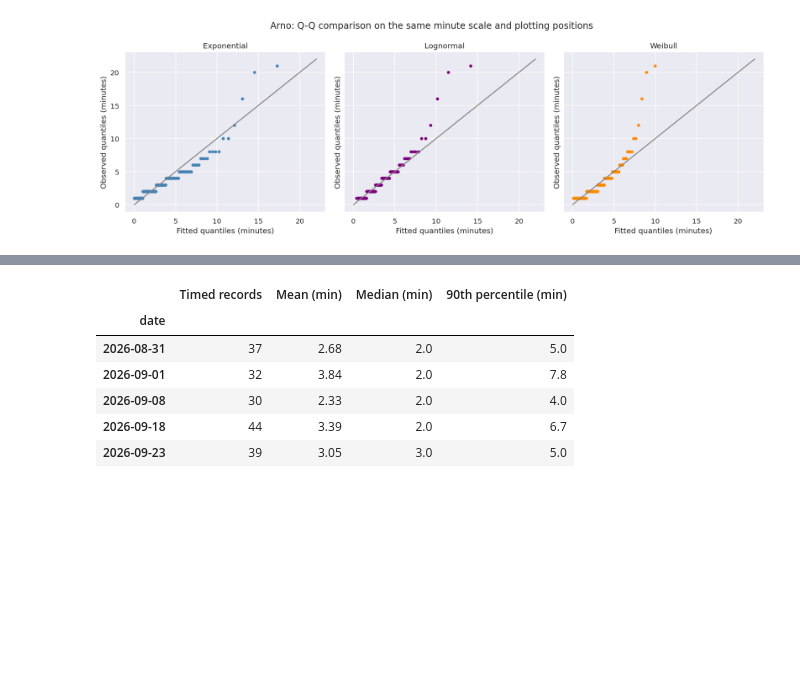
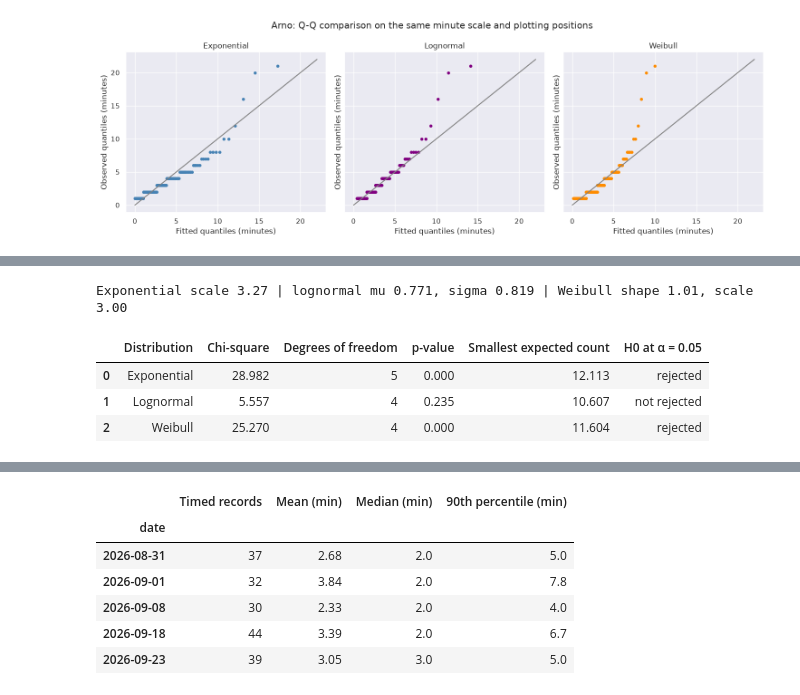
Before and after one commit to Luuuuuig/Bachelor-End-Project, a Jupyter notebook: Arno_Analysis_2026_10_02.ipynb, the cells around one changed output, grey strips where cells are left out. Saved outputs shown, nothing was run; the diff lists cells and outputs as text; code cells hidden in the pictures; blank space fills up the shorter version.

```diff
--- a/Arno_Analysis_2026_10_02.ipynb
+++ b/Arno_Analysis_2026_10_02.ipynb
@@ -568 +587,46 @@ duration_pearson.round(3)
+# %%
+# One plotting point per recorded value, at its upper class boundary
+grouped_values, grouped_counts = np.unique(duration_minutes, return_counts=True)
+grouped_share = np.cumsum(grouped_counts) / duration_n
+grouped_x = (grouped_values + 0.5)[grouped_share < 1]     # the last class has share 1 and cannot be transformed
+grouped_p = grouped_share[grouped_share < 1]
+
+# Exponential, through zero, as in step 3
+grouped_rate = np.sum(grouped_x * -np.log(1 - grouped_p)) / np.sum(grouped_x**2)
+
+# Lognormal, as in step 4
+grouped_z = stats.norm.ppf(grouped_p)
+grouped_log = np.log(grouped_x)
+grouped_sigma = np.sum((grouped_z - grouped_z.mean()) * (grouped_log - grouped_log.mean())) / np.sum((grouped_z - grouped_z.mean())**2)
+grouped_mu = grouped_log.mean() - grouped_sigma * grouped_z.mean()
+
+# Weibull, as in step 5
+grouped_w = np.log(-np.log(1 - grouped_p))
+grouped_shape = np.sum((grouped_log - grouped_log.mean()) * (grouped_w - grouped_w.mean())) / np.sum((grouped_log - grouped_log.mean())**2)
+grouped_scale = np.exp(-(grouped_w.mean() - grouped_shape * grouped_log.mean()) / grouped_shape)
+
+grouped_models = {
+    "Exponential": stats.expon(scale=1 / grouped_rate),
+    "Lognormal": stats.lognorm(s=grouped_sigma, scale=np.exp(grouped_mu)),
+    "Weibull": stats.weibull_min(c=grouped_shape, scale=grouped_scale),
+}
+print(f"Exponential scale {1 / grouped_rate:.2f} | lognormal mu {grouped_mu:.3f}, sigma {grouped_sigma:.3f} | Weibull shape {grouped_shape:.2f}, scale {grouped_scale:.2f}")
+# %% [output]
+Exponential scale 3.27 | lognormal mu 0.771, sigma 0.819 | Weibull shape 1.01, scale 3.00
+# %%
+# The same chi-square test with the grouped fits
+grouped_rows = []
+for name, model in grouped_models.items():
+    expected = duration_n * np.diff(model.cdf(class_edges))
+    chi_square = np.sum((observed_counts - expected)**2 / expected)
+    dof = len(class_labels) - 1 - fitted_parameters[name]
+    p_value = stats.chi2.sf(chi_square, dof)
+    grouped_rows.append([name, chi_square, dof, p_value, expected.min(), "rejected" if p_value < 0.05 else "not rejected"])
+
+pd.DataFrame(grouped_rows, columns=["Distribution", "Chi-square", "Degrees of freedom", "p-value", "Smallest expected count", "H0 at α = 0.05"]).round(3)
+# %% [output]
+|  | Distribution | Chi-square | Degrees of freedom | p-value | Smallest expected count | H0 at α = 0.05 |
+| 0 | Exponential | 28.982 | 5 | 0.000 | 12.113 | rejected |
+| 1 | Lognormal | 5.557 | 4 | 0.235 | 10.607 | not rejected |
+| 2 | Weibull | 25.270 | 4 | 0.000 | 11.604 | rejected |
 # %% [markdown]
```
Also changed, not shown: parts of 24 cells of this notebook.
